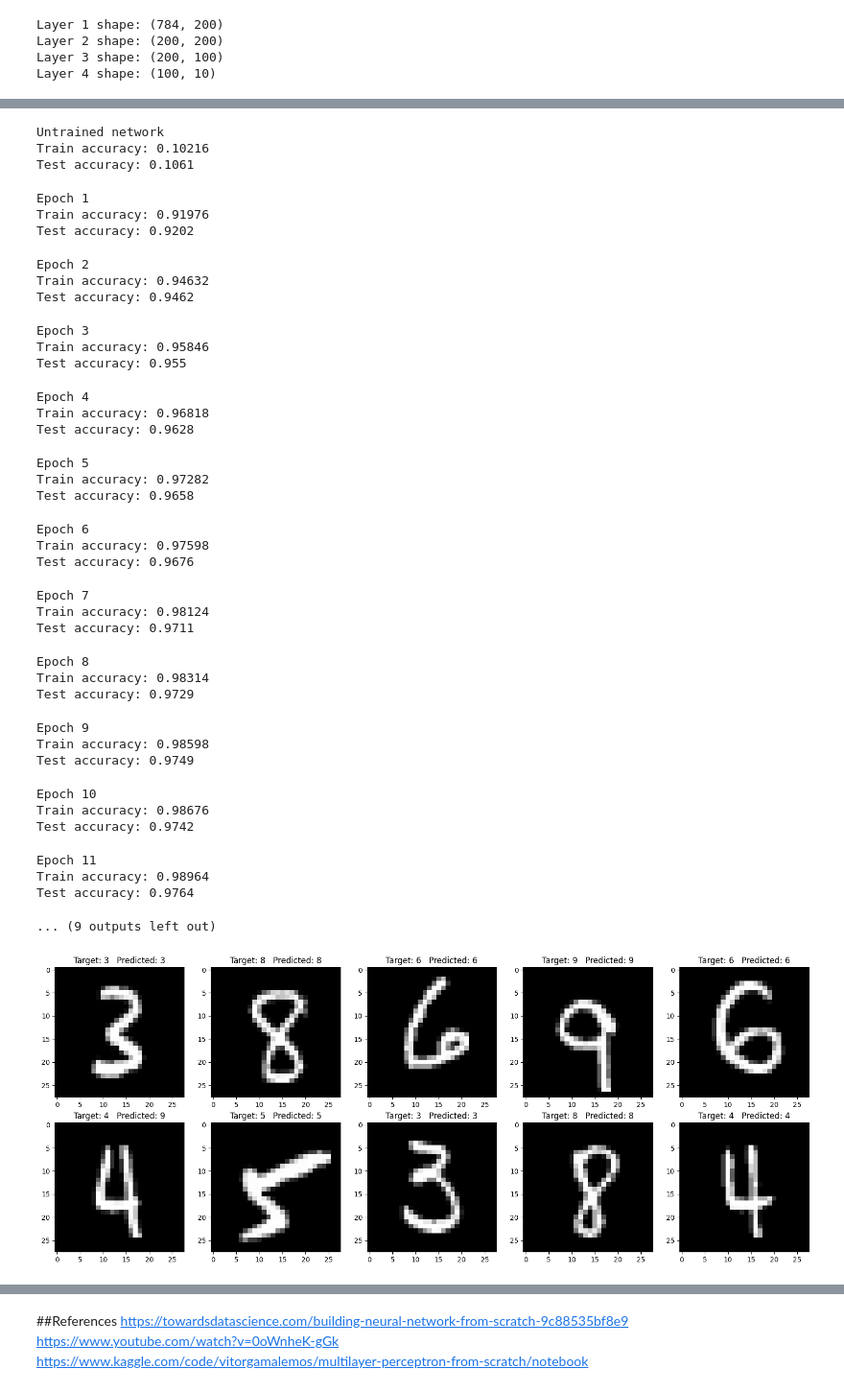
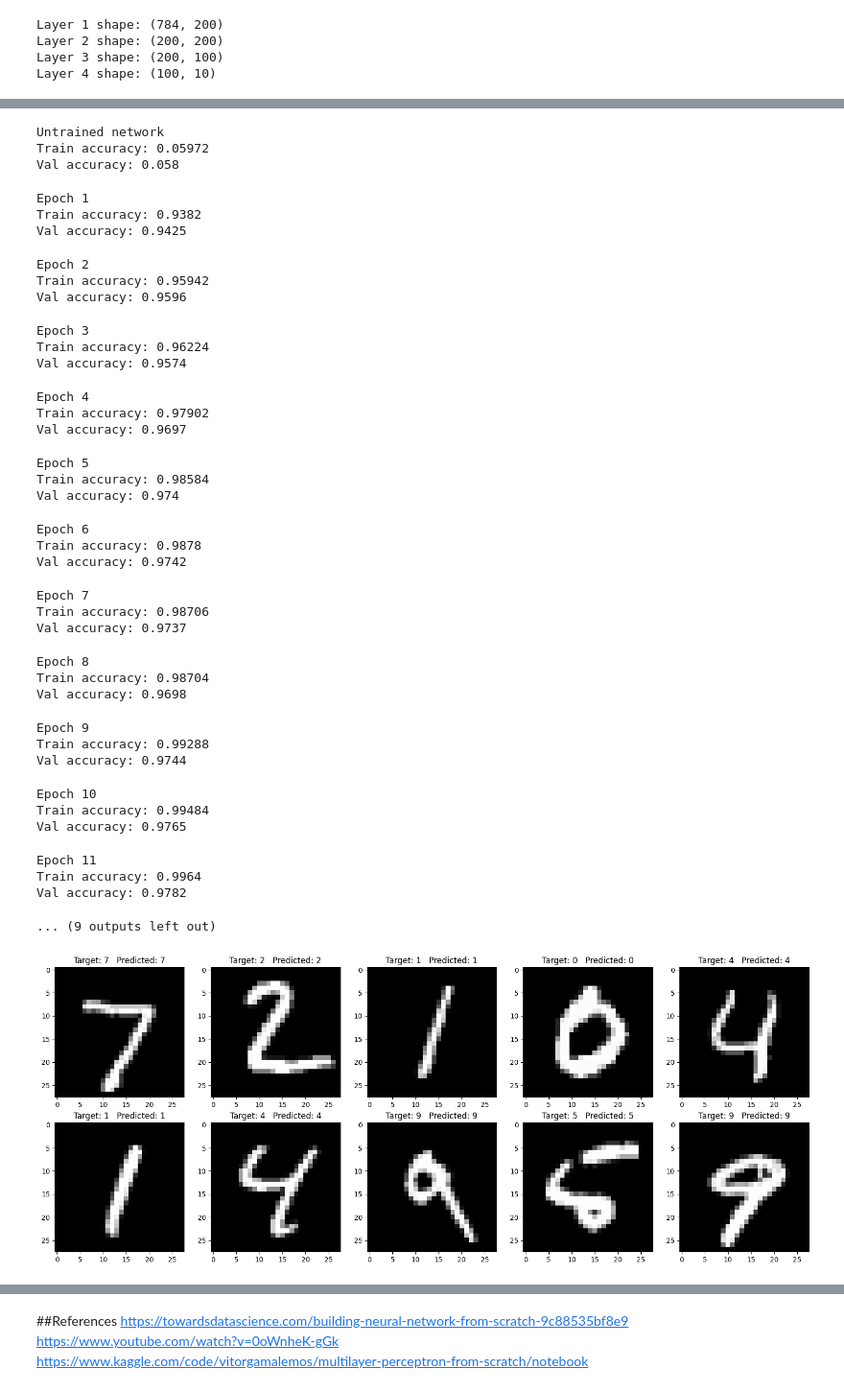
Before and after one commit to gustavohroos/treinamento-h2ia, a Jupyter notebook: MLP/MLPClassifier.ipynb, the cells around one changed output, grey strips where cells are left out. Shown at 96% size. Cells and saved outputs as stored; diff of their text form; code cells hidden in the pictures.

```diff
--- a/MLP/MLPClassifier.ipynb
+++ b/MLP/MLPClassifier.ipynb
@@ -267,51 +270,54 @@ class Dense_with_biases(Layer):
 # %%
 model2 = MLP()
 model2.add_layer(Dense_with_biases(784, 200))
+model2.add_layer(Dense_with_biases(200, 200))
+model2.add_layer(Dense_with_biases(200, 200))
 model2.add_layer(Dense_with_biases(200, 100))
-model2.add_layer(Dense_with_biases(100, 10), hidden=False)
+model2.add_layer(Dense_with_biases(100, 200))
+model2.add_layer(Dense_with_biases(200, 10), hidden=False)
 # %%
-train_log2, test_log2 = train_epochs(X_train, y_train, model2, X_test, y_test)
+train_log2, val_log2 = train_epochs(X_train, y_train, model2, X_val, y_val)
 # %% [output]
 Untrained network
-Train accuracy: 0.10216
-Test accuracy: 0.1061
+Train accuracy: 0.05972
+Val accuracy: 0.058
 Epoch 1
-Train accuracy: 0.91976
-Test accuracy: 0.9202
+Train accuracy: 0.9382
+Val accuracy: 0.9425
 Epoch 2
-Train accuracy: 0.94632
-Test accuracy: 0.9462
+Train accuracy: 0.95942
+Val accuracy: 0.9596
 Epoch 3
-Train accuracy: 0.95846
-Test accuracy: 0.955
+Train accuracy: 0.96224
+Val accuracy: 0.9574
 Epoch 4
-Train accuracy: 0.96818
-Test accuracy: 0.9628
+Train accuracy: 0.97902
+Val accuracy: 0.9697
 Epoch 5
-Train accuracy: 0.97282
-Test accuracy: 0.9658
+Train accuracy: 0.98584
+Val accuracy: 0.974
 Epoch 6
-Train accuracy: 0.97598
-Test accuracy: 0.9676
+Train accuracy: 0.9878
+Val accuracy: 0.9742
 Epoch 7
-Train accuracy: 0.98124
-Test accuracy: 0.9711
+Train accuracy: 0.98706
+Val accuracy: 0.9737
 Epoch 8
-Train accuracy: 0.98314
-Test accuracy: 0.9729
+Train accuracy: 0.98704
+Val accuracy: 0.9698
 Epoch 9
-Train accuracy: 0.98598
-Test accuracy: 0.9749
+Train accuracy: 0.99288
+Val accuracy: 0.9744
 Epoch 10
-Train accuracy: 0.98676
-Test accuracy: 0.9742
+Train accuracy: 0.99484
+Val accuracy: 0.9765
 Epoch 11
-Train accuracy: 0.98964
-Test accuracy: 0.9764
+Train accuracy: 0.9964
+Val accuracy: 0.9782
 ... (9 outputs left out)
 # %%
-prediction2 = model2.predict(X_val)
-plot_predictions(X_val, y_val, prediction2, n_plots=10, figsize=[20,20])
+prediction2 = model2.predict(X_test)
+plot_predictions(X_test, y_test, prediction2, n_plots=10, figsize=[20,20])
 # %% [output]
-[figure, old version]
+[figure, new version]
 # %%
```
Also changed, not shown: parts of 7 cells of this notebook.
